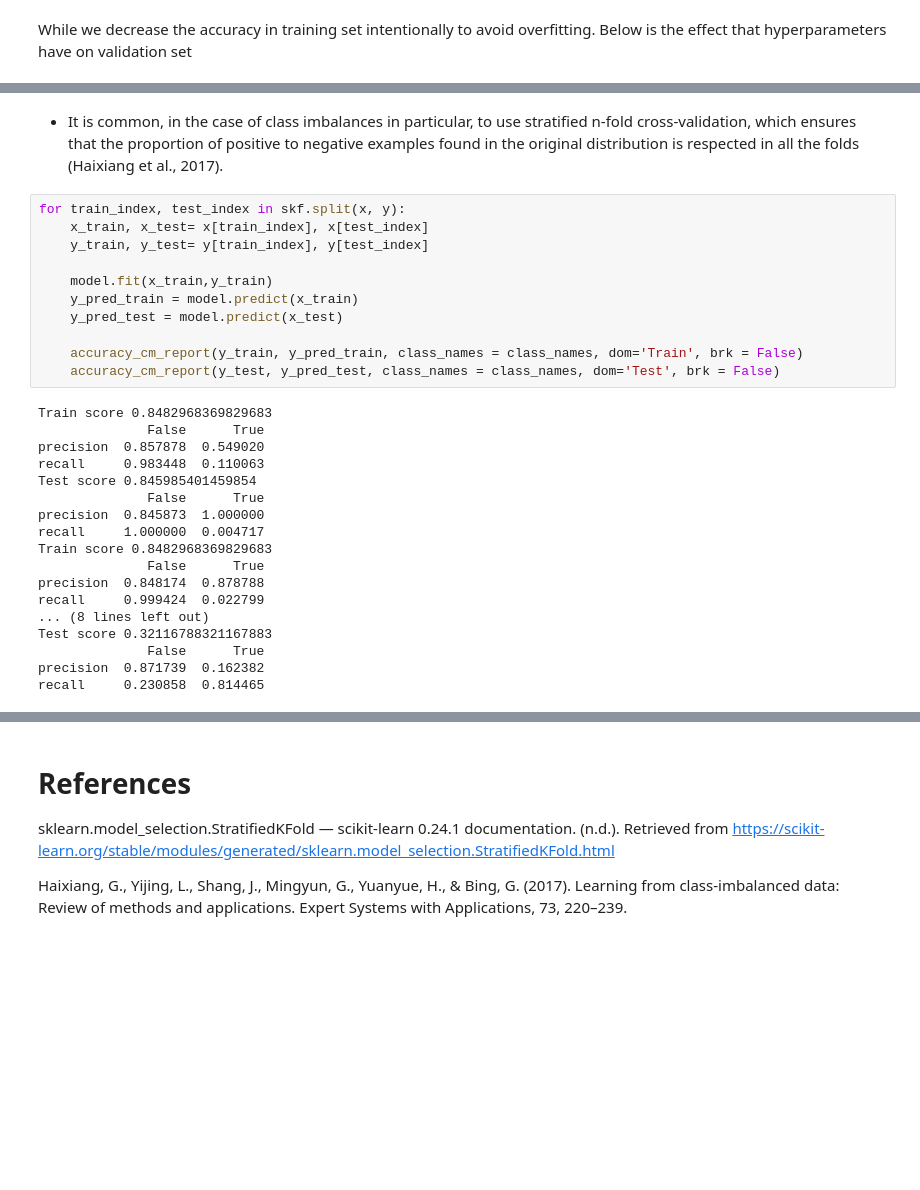
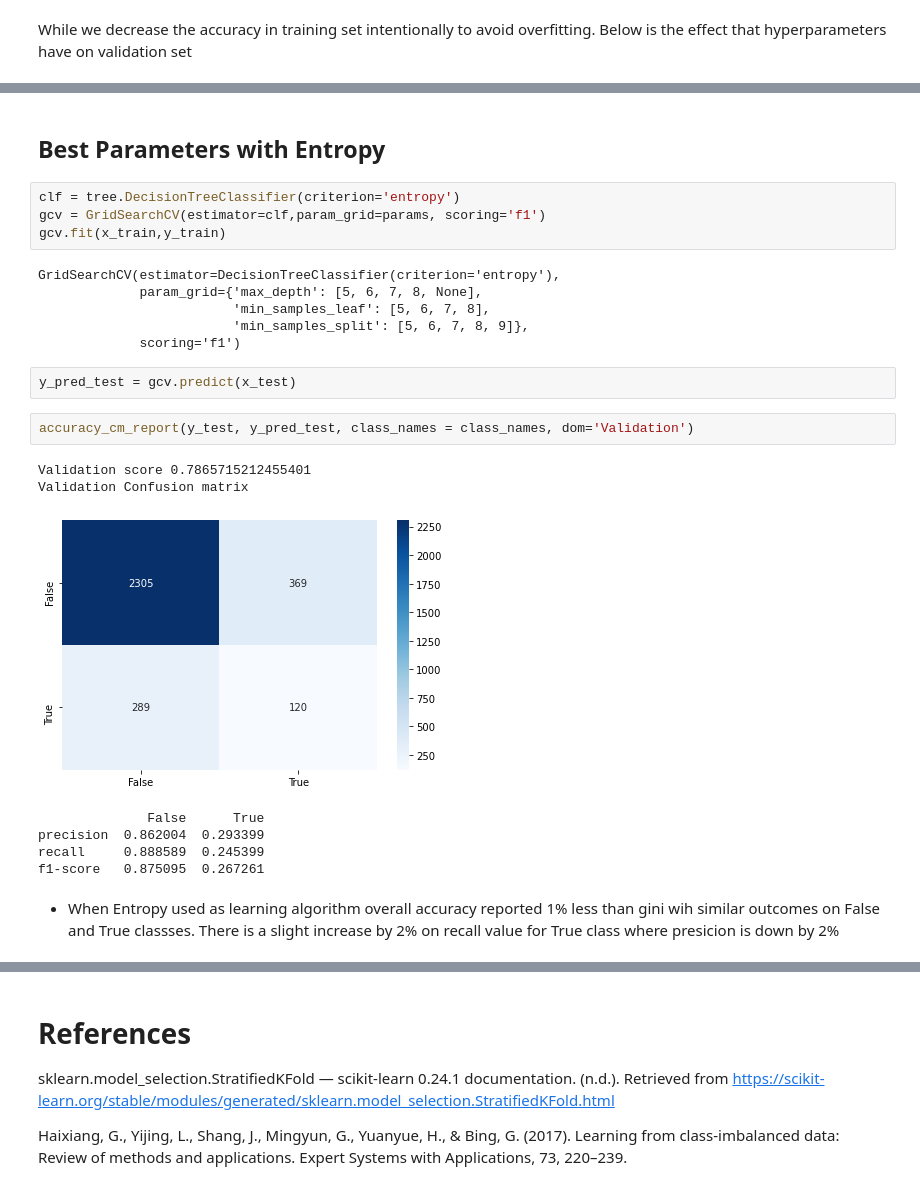
Before and after one commit to umitozmen/MachineLearning-CEGE04-Erebus, a Jupyter notebook: Erebus-Desicion-Tree-Report.ipynb, the cells around one changed output, grey strips where cells are left out. Drawn from its saved outputs; the diff is of its cells as text; blank space fills up the shorter version.

```diff
--- a/Erebus-Desicion-Tree-Report.ipynb
+++ b/Erebus-Desicion-Tree-Report.ipynb
@@ -142,31 +126,26 @@ train -  [6948 1272]   |   test -  [3474  636]
-# %% [markdown]
-* It is common, in the case of class imbalances in particular, to use stratified n-fold cross-validation, which ensures that the proportion of positive to negative examples found in the original distribution is respected in all the folds (Haixiang et al., 2017).
-# %%
-for train_index, test_index in skf.split(x, y):
-    x_train, x_test= x[train_index], x[test_index]
-    y_train, y_test= y[train_index], y[test_index]
-
-    model.fit(x_train,y_train)
-    y_pred_train = model.predict(x_train)
-    y_pred_test = model.predict(x_test)
-
-    accuracy_cm_report(y_train, y_pred_train, class_names = class_names, dom='Train', brk = False)
-    accuracy_cm_report(y_test, y_pred_test, class_names = class_names, dom='Test', brk = False)
-# %% [output]
-Train score 0.8482968369829683
-              False      True
-precision  0.857878  0.549020
-recall     0.983448  0.110063
-Test score 0.845985401459854
-              False      True
-precision  0.845873  1.000000
-recall     1.000000  0.004717
-Train score 0.8482968369829683
-              False      True
-precision  0.848174  0.878788
-recall     0.999424  0.022799
-... (8 lines left out)
-Test score 0.32116788321167883
-              False      True
-precision  0.871739  0.162382
-recall     0.230858  0.814465
+# %% [markdown]
+## Best Parameters with Entropy
+# %%
+clf = tree.DecisionTreeClassifier(criterion='entropy')
+gcv = GridSearchCV(estimator=clf,param_grid=params, scoring='f1')
+gcv.fit(x_train,y_train)
+# %% [output]
+GridSearchCV(estimator=DecisionTreeClassifier(criterion='entropy'),
+             param_grid={'max_depth': [5, 6, 7, 8, None],
+                         'min_samples_leaf': [5, 6, 7, 8],
+                         'min_samples_split': [5, 6, 7, 8, 9]},
+             scoring='f1')
+# %%
+y_pred_test = gcv.predict(x_test)
+# %%
+accuracy_cm_report(y_test, y_pred_test, class_names = class_names, dom='Validation')
+# %% [output]
+Validation score 0.7865715212455401
+Validation Confusion matrix
+[figure, added]
+              False      True
+precision  0.862004  0.293399
+recall     0.888589  0.245399
+f1-score   0.875095  0.267261
+# %% [markdown]
+* When Entropy used as learning algorithm overall accuracy reported 1% less than gini wih similar outcomes on False and True classses. There is a slight increase by 2% on recall value for True class where presicion is down by 2%
```
Also changed, not shown: parts of 19 cells of this notebook, 7 other files.
